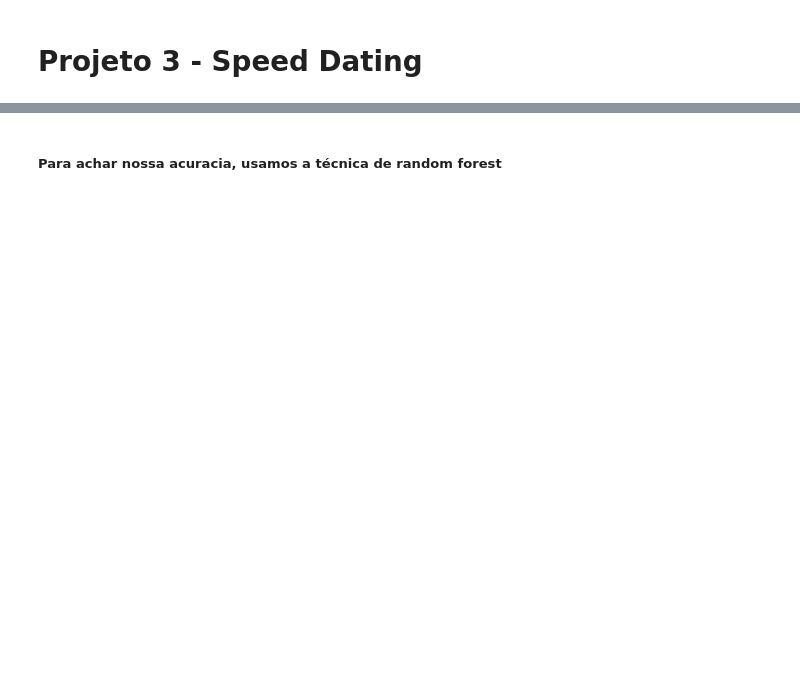
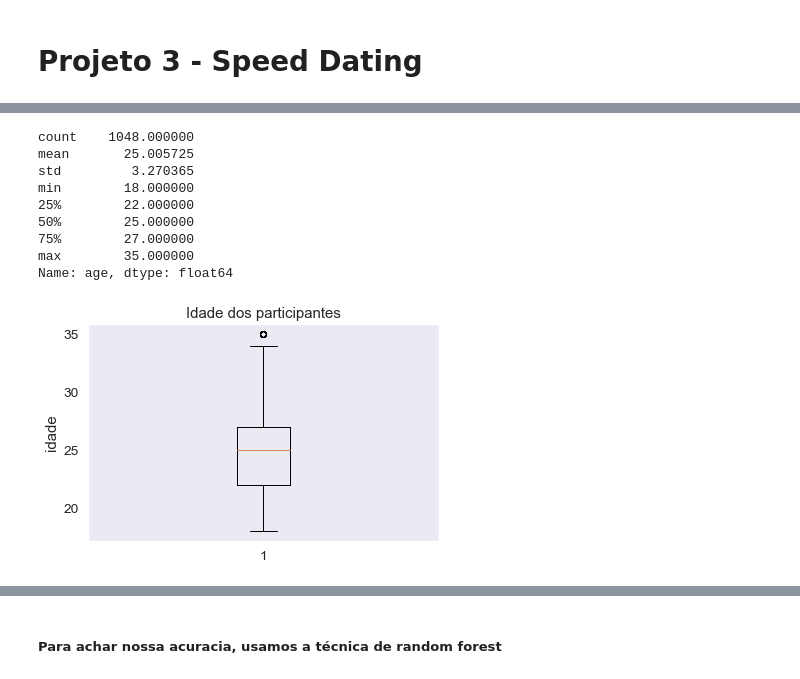
Before and after one commit to beatrizbernardino/P3_datascience, a Jupyter notebook: P3_datascience.ipynb, the cells around one changed output, grey strips where cells are left out. Saved outputs shown, nothing was run; the diff lists cells and outputs as text; code cells hidden in the pictures; blank space fills up the shorter version.

```diff
--- a/P3_datascience.ipynb
+++ b/P3_datascience.ipynb
@@ -86,2 +163,22 @@ memory usage: 466.7+ KB
+# %%
+idade=data.age.astype(int)
+plt.boxplot(idade)
+plt.title('Idade dos participantes')
+plt.ylabel('idade')
+plt.grid(which='both')
+plt.tight_layout()
+
+idade.describe()
+# %% [output]
+count    1048.000000
+mean       25.005725
+std         3.270365
+min        18.000000
+25%        22.000000
+50%        25.000000
+75%        27.000000
+max        35.000000
+Name: age, dtype: float64
+[figure, added]
 # %%
 
```
Also changed, not shown: parts of 33 cells of this notebook.
